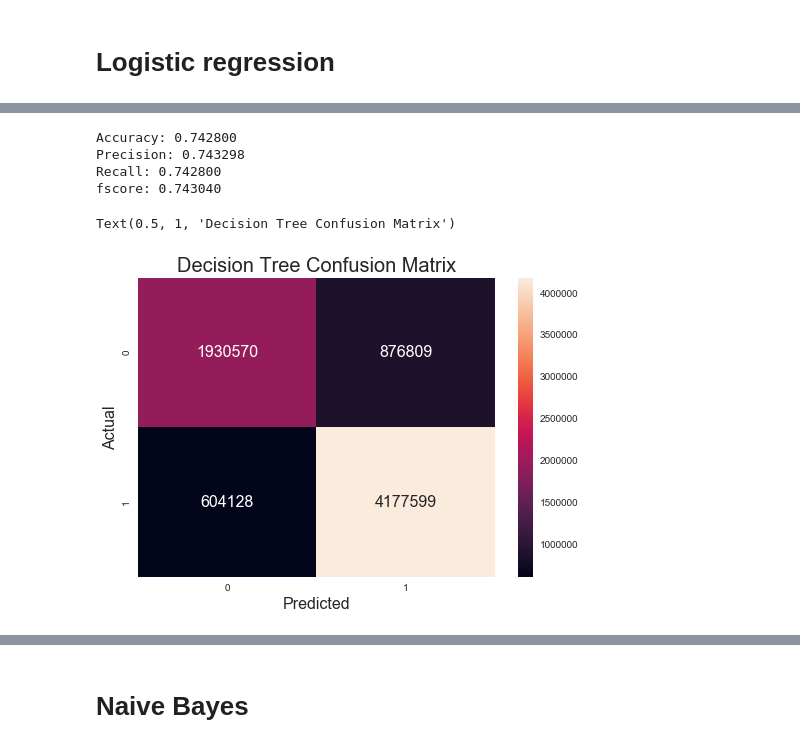
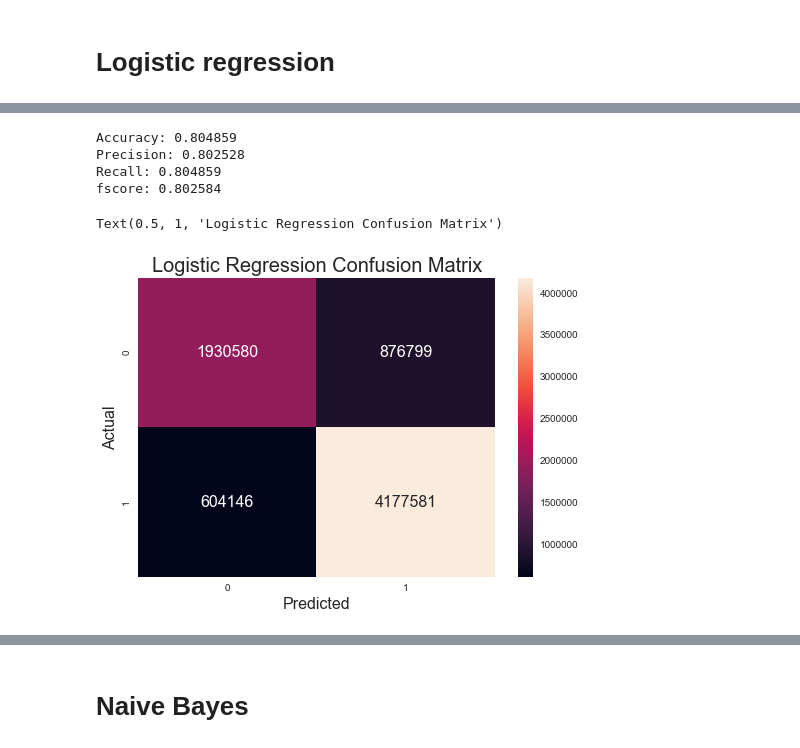
Before and after one commit to donkimc/Instacart_capstone, a Jupyter notebook: instacart_datalab.ipynb, the cells around one changed output, grey strips where cells are left out. Cells and saved outputs as stored; diff of their text form; code cells hidden in the pictures.

```diff
--- a/instacart_datalab.ipynb
+++ b/instacart_datalab.ipynb
@@ -791,7 +884,7 @@ X_test[:, [1,3,4,5]] = sc.transform(X_test[:, [1,3,4,5]])
 %%time
 ## takes more than 8 mins
 from sklearn.tree import DecisionTreeClassifier
-classifier = DecisionTreeClassifier(criterion = 'entropy', random_state = 0)
+classifier = DecisionTreeClassifier(random_state = 0)
 classifier.fit(X_train, y_train)
 
 #predict
@@ -845,22 +962,23 @@ Wall time: 1min 6s
 # %%
 # making the confusion matrix
+import seaborn as sn
 from sklearn.metrics import confusion_matrix, accuracy_score, precision_recall_fscore_support
 cm = confusion_matrix(y_test, y_pred_LR)
 #print(cm)
-print('Accuracy: %.6f' % accuracy_score(y_test, y_pred))
-output = precision_recall_fscore_support(y_test, y_pred, average='weighted')
+print('Accuracy: %.6f' % accuracy_score(y_test, y_pred_LR))
+output = precision_recall_fscore_support(y_test, y_pred_LR, average='weighted')
 print('Precision: %.6f' % output[0])
 print('Recall: %.6f' % output[1])
 print('fscore: %.6f' % output[2])
 
 sn.heatmap(cm, annot=True, annot_kws={"size": 16}, fmt="d")
 plt.xlabel('Predicted', fontsize=16)
 plt.ylabel('Actual', fontsize=16)
-plt.title('Decision Tree Confusion Matrix',fontsize=20)
+plt.title('Logistic Regression Confusion Matrix',fontsize=20)
 # %% [output]
-Accuracy: 0.742800
-Precision: 0.743298
-Recall: 0.742800
-fscore: 0.743040
+Accuracy: 0.804859
+Precision: 0.802528
+Recall: 0.804859
+fscore: 0.802584
-Text(0.5, 1, 'Decision Tree Confusion Matrix')
+Text(0.5, 1, 'Logistic Regression Confusion Matrix')
-[figure, old version]
+[figure, new version]
```
Also changed, not shown: parts of 44 cells of this notebook.
